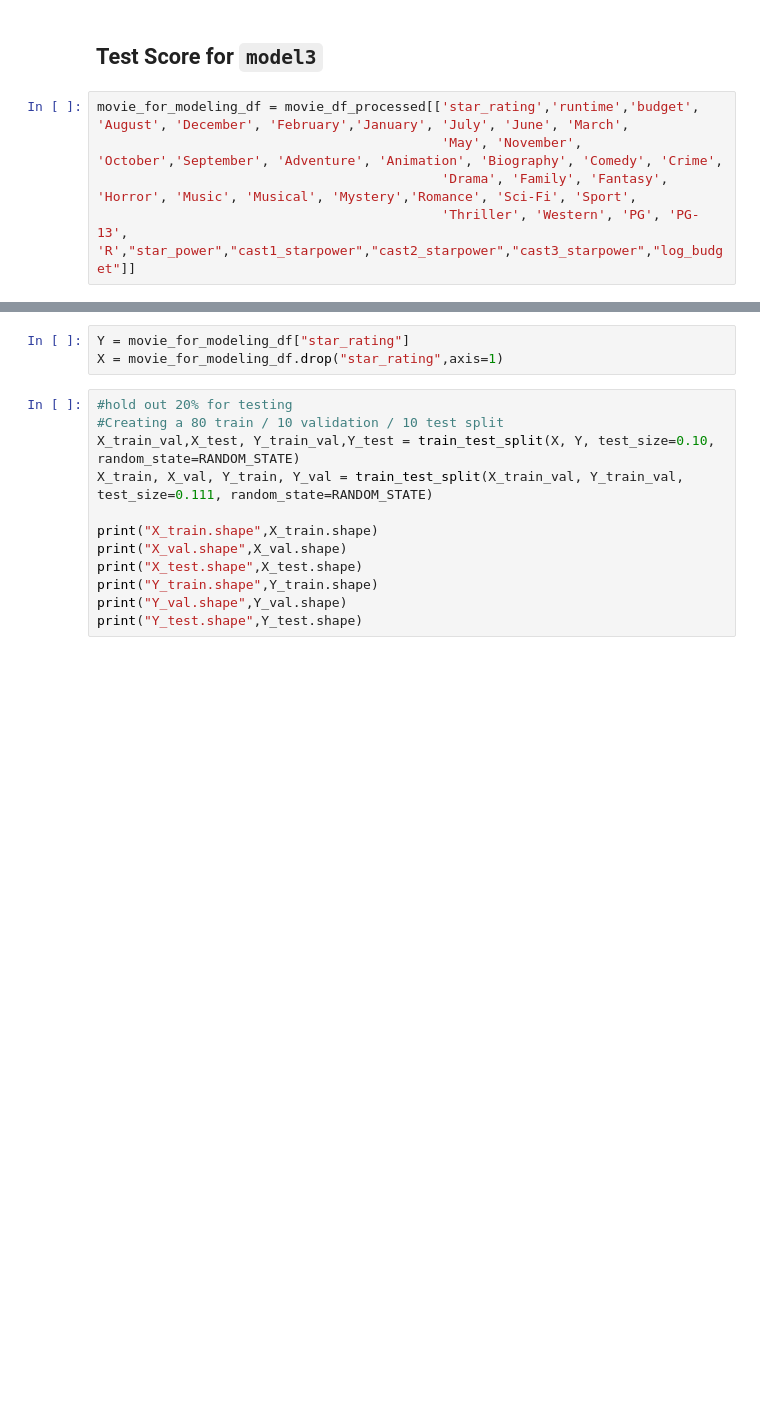
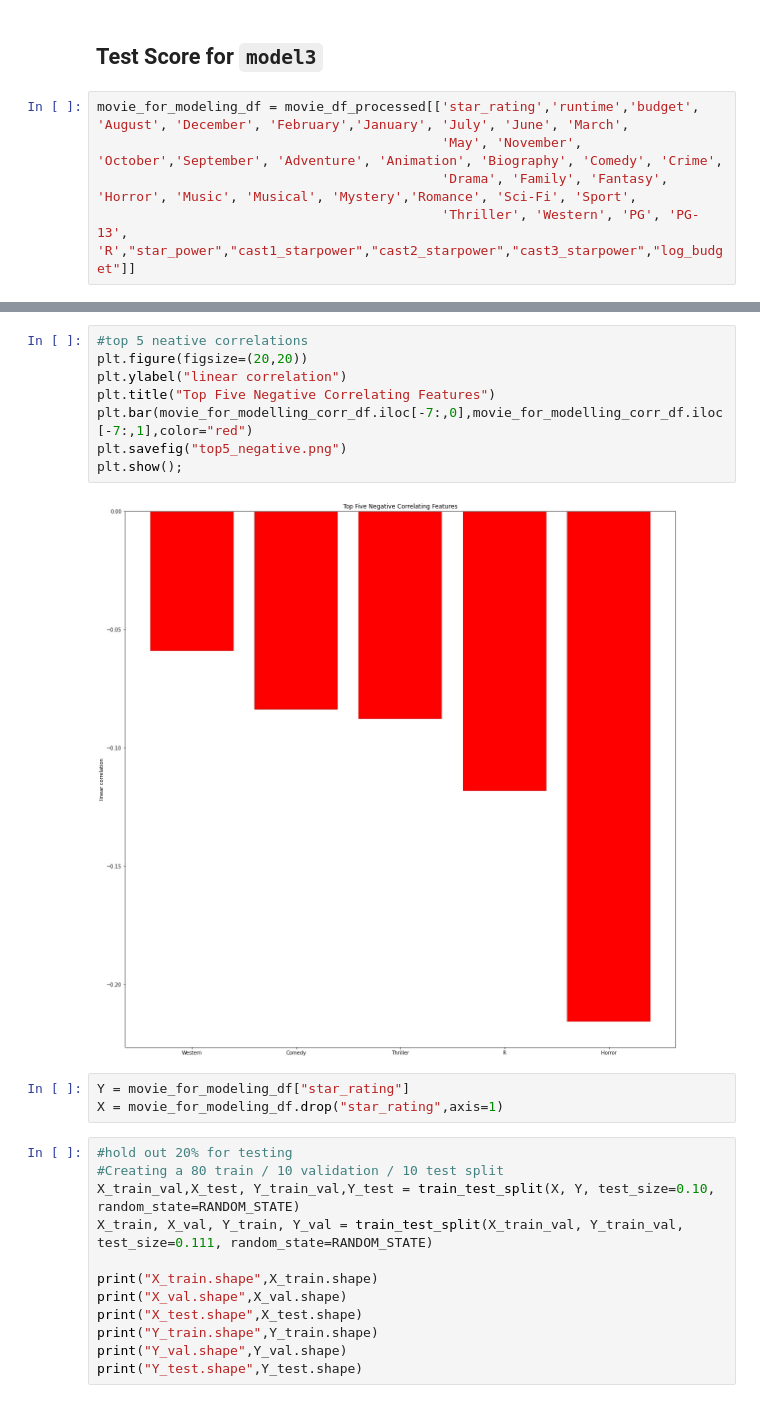
Before and after one commit to michael-a-green/Metis_Project2, a Jupyter notebook: Project2.ipynb, the cells around one changed output, grey strips where cells are left out. Cells and saved outputs as stored; diff of their text form; blank space fills up the shorter version.

```diff
--- a/Project2.ipynb
+++ b/Project2.ipynb
@@ -1439,3 +1476,13 @@ movie_for_modeling_df = movie_df_processed[['star_rating','runtime','budget', 'A
+# %%
+#top 5 neative correlations
+plt.figure(figsize=(20,20))
+plt.ylabel("linear correlation")
+plt.title("Top Five Negative Correlating Features")
+plt.bar(movie_for_modelling_corr_df.iloc[-7:,0],movie_for_modelling_corr_df.iloc[-7:,1],color="red")
+plt.savefig("top5_negative.png")
+plt.show();
+# %% [output]
+[figure, added]
 # %%
 Y = movie_for_modeling_df["star_rating"]
 X = movie_for_modeling_df.drop("star_rating",axis=1)
```
Also changed, not shown: parts of 26 cells of this notebook, 1 other file.
